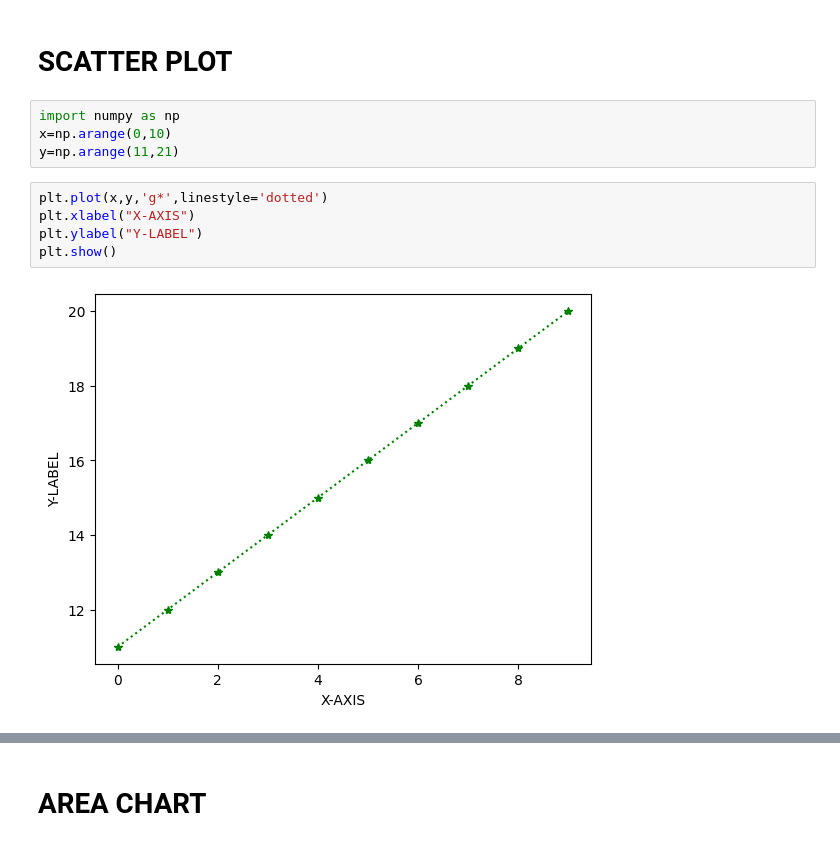
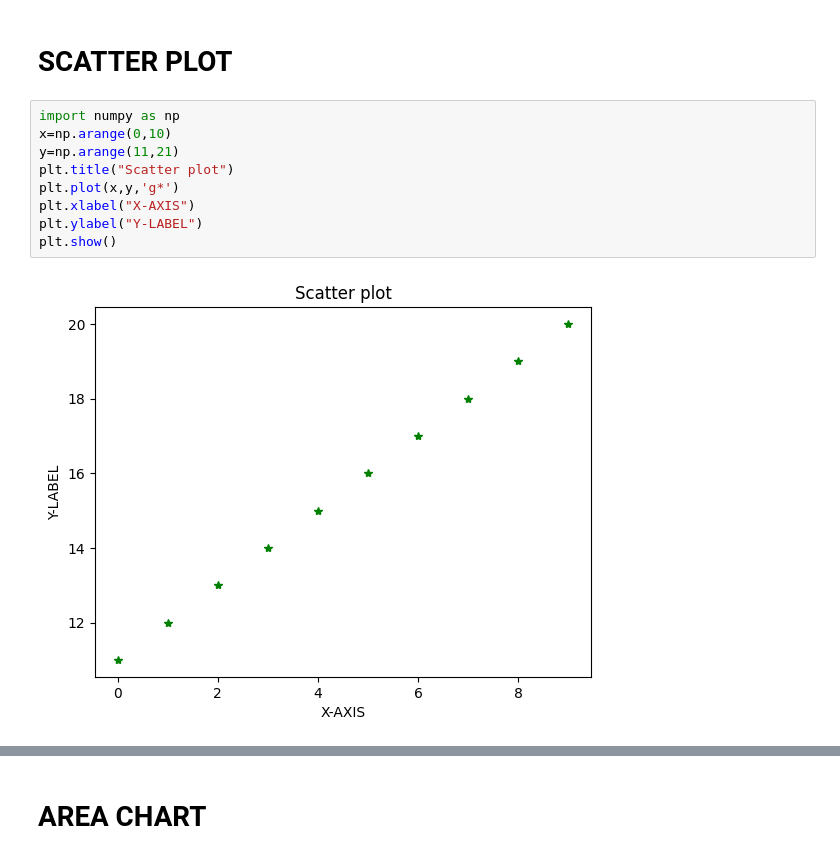
Before and after one commit to d-kavinraja/Ex-05-Data-visualization-using-MatplotLIB, a Jupyter notebook: Program.ipynb, the cells around one changed output, grey strips where cells are left out. Saved outputs shown, nothing was run; the diff lists cells and outputs as text.

Commit message:
Data-Visualization

```diff
--- a/Program.ipynb
+++ b/Program.ipynb
@@ -28,11 +26,11 @@ plt.show()
 # %%
 import numpy as np
 x=np.arange(0,10)
 y=np.arange(11,21)
+plt.title("Scatter plot")
+plt.plot(x,y,'g*')
+plt.xlabel("X-AXIS")
+plt.ylabel("Y-LABEL")
+plt.show()
+# %% [output]
+[figure, added]
-# %%
-plt.plot(x,y,'g*',linestyle='dotted')
-plt.xlabel("X-AXIS")
-plt.ylabel("Y-LABEL")
-plt.show()
-# %% [output]
-[figure, removed]
```
Also changed, not shown: parts of 20 cells of this notebook, 12 other files.
